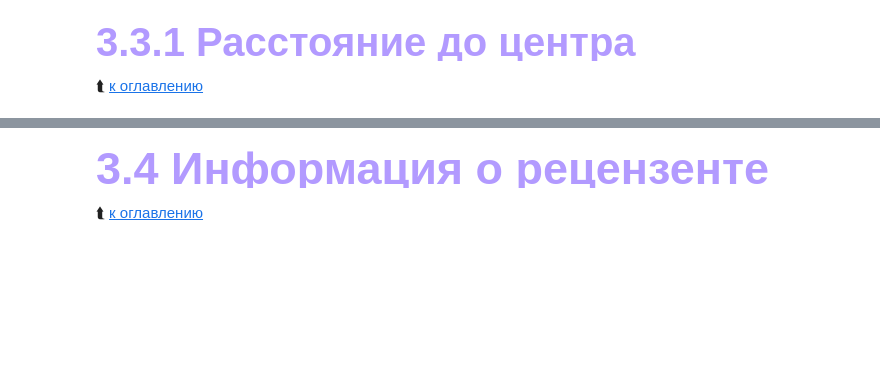
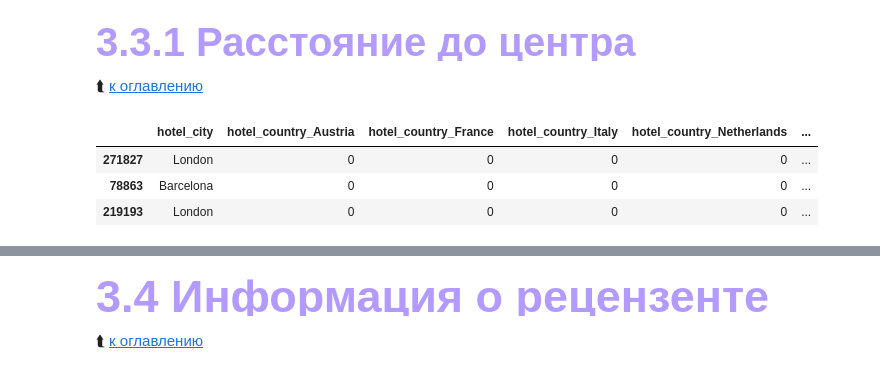
Before and after one commit to Wladeemer/SF_DSPR-111-PROJECT-3-EDA_Feature_Engineering_Kaggle, a Jupyter notebook: Booking_reviews.ipynb, the cells around one changed output, grey strips where cells are left out. Drawn from its saved outputs; the diff is of its cells as text; code cells hidden in the pictures; blank space fills up the shorter version.

```diff
--- a/Booking_reviews.ipynb
+++ b/Booking_reviews.ipynb
@@ -715,3 +926,10 @@ data.sample(3)
+# %%
+data.sample(3).iloc[:, -8:]
+# %% [output]
+|  | hotel_city | hotel_country_Austria | hotel_country_France | hotel_country_Italy | hotel_country_Netherlands | ... |
+| 271827 | London | 0 | 0 | 0 | 0 | ... |
+| 78863 | Barcelona | 0 | 0 | 0 | 0 | ... |
+| 219193 | London | 0 | 0 | 0 | 0 | ... |
 # %%
 pivot_distance = data[data['sample']==1].pivot_table(
     values='distance_to_city_center',
```
Also changed, not shown: parts of 105 cells of this notebook, 1 other file.
